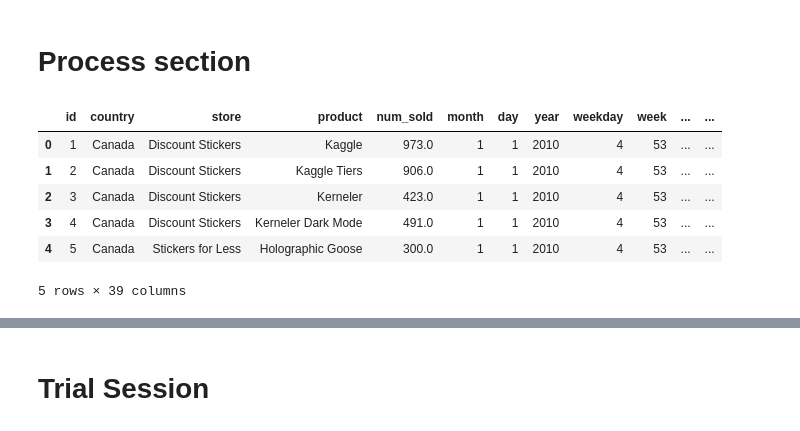
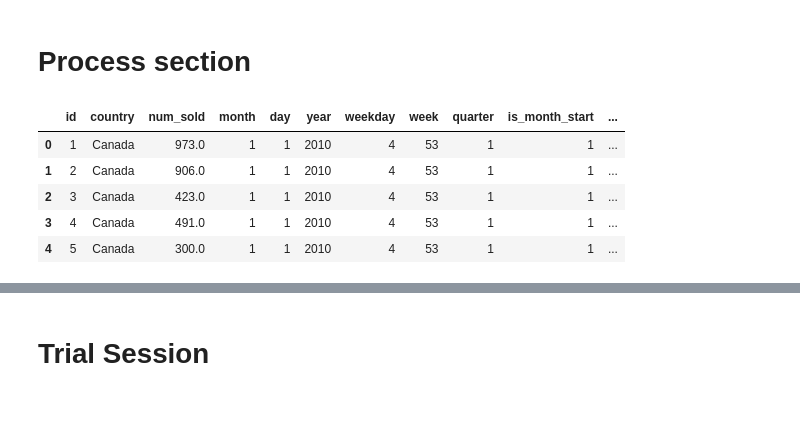
Before and after one commit to YHTR0257/forecasting_sticker_sales, a Jupyter notebook: notebooks/001.ipynb, the cells around one changed output, grey strips where cells are left out. Cells and saved outputs as stored; diff of their text form; code cells hidden in the pictures.

Commit message:
feat: apply one-hot encoding

```diff
--- a/notebooks/001.ipynb
+++ b/notebooks/001.ipynb
@@ -35,7 +36,7 @@ def feature_engineering(df, **kwargs):
         _prodf['is_quarter_end'] = _prodf['date'].dt.is_quarter_end
         _prodf['is_year_start'] = _prodf['date'].dt.is_year_start
         _prodf['is_year_end'] = _prodf['date'].dt.is_year_end
-        #True:1, False:0
+        #True:1, False:0 TODO: Apply one hot encoding
         _prodf['is_month_start'] = _prodf['is_month_start'].astype(int)
         _prodf['is_month_end'] = _prodf['is_month_end'].astype(int)
         _prodf['is_quarter_start'] = _prodf['is_quarter_start'].astype(int)
@@ -65,40 +66,49 @@ def feature_engineering(df, **kwargs):
         _processed_df2 = pd.DataFrame(_df['num_sold'].resample(value[0]).sum())
         _processed_df2.rename(columns={'num_sold': f'num_sold_{key}_sum'}, inplace=True)
         _processed_df3 = pd.DataFrame(_df['num_sold'].resample(value[0]).std())
         _processed_df3.rename(columns={'num_sold': f'num_sold_{key}_std'}, inplace=True)
         _processed_df4 = pd.DataFrame(_df['num_sold'].resample(value[0]).max())
         _processed_df4.rename(columns={'num_sold': f'num_sold_{key}_max'}, inplace=True)
         _processed_df5 = pd.DataFrame(_df['num_sold'].resample(value[0]).min())
         _processed_df5.rename(columns={'num_sold': f'num_sold_{key}_min'}, inplace=True)
         _processed_df = pd.concat([_processed_df1, _processed_df2, _processed_df3, _processed_df4, _processed_df5], axis=1)
         _processed_df['to_dt'] = _processed_df.index
         for idx in _processed_df.index:
             if idx == _processed_df.index[0]:
                 _df.loc[idx, f'num_sold_{key}_mean'] = _processed_df.loc[idx, f'num_sold_{key}_mean']
             _processed_df.loc[idx, 'from_dt'] = _processed_df.loc[idx, 'to_dt'] - relativedelta(days=value[1])
             mask = (_df.index >= _processed_df.loc[idx, 'from_dt']) & (_df.index <= _processed_df.loc[idx, 'to_dt'])
             _df.loc[mask, f'num_sold_{key}_mean'] = _processed_df.loc[idx, f'num_sold_{key}_mean']
             _df.loc[mask, f'num_sold_{key}_sum'] = _processed_df.loc[idx, f'num_sold_{key}_sum']
             _df.loc[mask, f'num_sold_{key}_std'] = _processed_df.loc[idx, f'num_sold_{key}_std']
             _df.loc[mask, f'num_sold_{key}_max'] = _processed_df.loc[idx, f'num_sold_{key}_max']
             _df.loc[mask, f'num_sold_{key}_min'] = _processed_df.loc[idx, f'num_sold_{key}_min']
     _df.reset_index(drop=True, inplace=True)
     _df.drop('date', axis=1, inplace=True)
+    # label encoding
+    for _col in ['store', 'product']:
+        _enc = OneHotEncoder(sparse_output=False)
+        _enc.fit(_df[_col].values.reshape(-1, 1))
+        _df_enc_arr = _enc.transform(_df[_col].values.reshape(-1, 1))
+        _df_enc = pd.DataFrame(_df_enc_arr, columns=_enc.categories_)
+        _df_enc.index = _df.index
+        _df = pd.concat([_df, _df_enc], axis=1)
+        _df.drop(_col, axis=1, inplace=True)
+
     return _df
 
 data_path = '../datas/train.csv'
 
 test_df = pd.read_csv(data_path, parse_dates=True, index_col='date')
 modified_test_df = feature_engineering(test_df)
 display(modified_test_df.head())
 # %% [output]
-|  | id | country | store | product | num_sold | month | day | year | weekday | week | ... | ... |
-| 0 | 1 | Canada | Discount Stickers | Kaggle | 973.0 | 1 | 1 | 2010 | 4 | 53 | ... | ... |
-| 1 | 2 | Canada | Discount Stickers | Kaggle Tiers | 906.0 | 1 | 1 | 2010 | 4 | 53 | ... | ... |
-| 2 | 3 | Canada | Discount Stickers | Kerneler | 423.0 | 1 | 1 | 2010 | 4 | 53 | ... | ... |
-| 3 | 4 | Canada | Discount Stickers | Kerneler Dark Mode | 491.0 | 1 | 1 | 2010 | 4 | 53 | ... | ... |
-| 4 | 5 | Canada | Stickers for Less | Holographic Goose | 300.0 | 1 | 1 | 2010 | 4 | 53 | ... | ... |
+|  | id | country | num_sold | month | day | year | weekday | week | quarter | is_month_start | ... |
+| 0 | 1 | Canada | 973.0 | 1 | 1 | 2010 | 4 | 53 | 1 | 1 | ... |
+| 1 | 2 | Canada | 906.0 | 1 | 1 | 2010 | 4 | 53 | 1 | 1 | ... |
+| 2 | 3 | Canada | 423.0 | 1 | 1 | 2010 | 4 | 53 | 1 | 1 | ... |
+| 3 | 4 | Canada | 491.0 | 1 | 1 | 2010 | 4 | 53 | 1 | 1 | ... |
+| 4 | 5 | Canada | 300.0 | 1 | 1 | 2010 | 4 | 53 | 1 | 1 | ... |
-5 rows × 39 columns
 # %%
 # Nan check
 with open(f'../docs/{nb_name}_nan_check.txt', 'w') as f:
```
Also changed, not shown: parts of 3 cells of this notebook, 1 other file.
